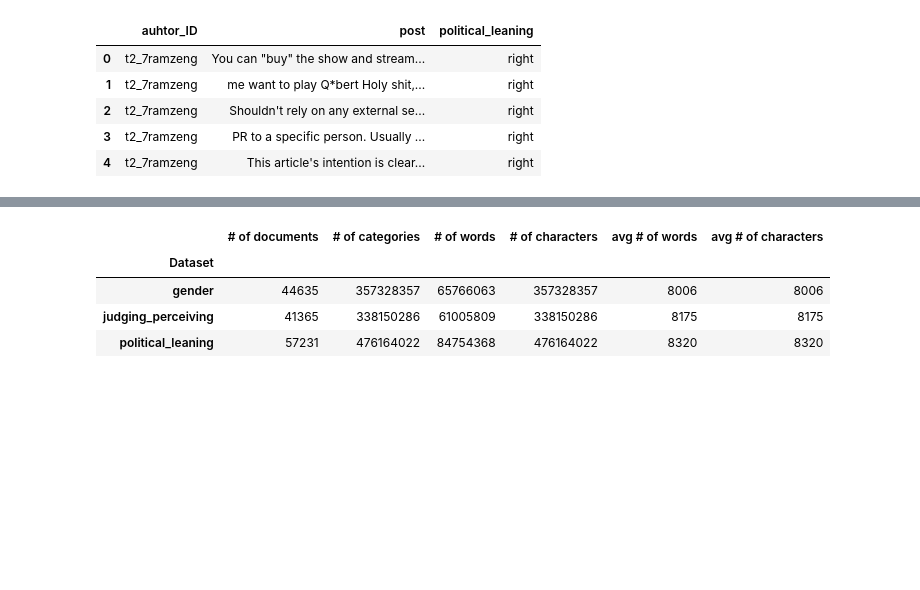
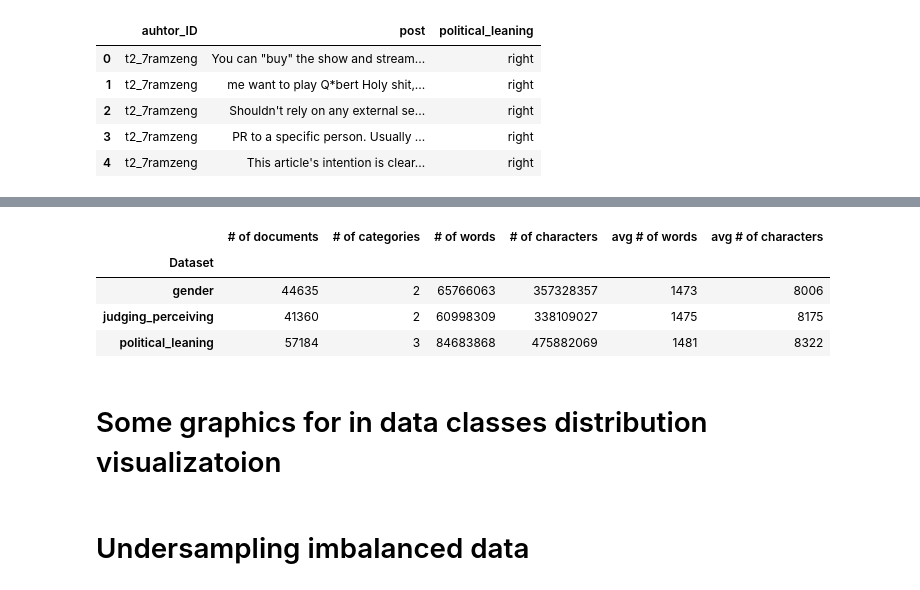
Before and after one commit to AlexRaudvee/NLP, a Jupyter notebook: datasets_exploration_table.ipynb, the cells around one changed output, grey strips where cells are left out. Drawn from its saved outputs; the diff is of its cells as text; code cells hidden in the pictures; blank space fills up the shorter version.

```diff
--- a/datasets_exploration_table.ipynb
+++ b/datasets_exploration_table.ipynb
@@ -36,27 +135,13 @@ political_df.head()
 | 2 | t2_7ramzeng | Shouldn't rely on any external se... | right |
 | 3 | t2_7ramzeng | PR to a specific person. Usually ... | right |
 | 4 | t2_7ramzeng | This article's intention is clear... | right |
-# %%
-def num_of_words(df):
-    count = 0
-    iterator = df['post']
-    for i in tqdm(iterator):
-        count += len(i.split())
-    return count
-
-def avg_num_of_words(df):
-    return round(num_of_words(df)/len(df))
-
-def num_of_cars(df):
-    count = 0
-    iterator = df['post']
-    for i in tqdm(iterator):
-        count+= len([j for j in i])
-    return count
-
-def avg_num_of_cars(df):
-    return round(num_of_cars(df)/len(df))
-
-def num_of_cat(df):
-    last_col = df.columns[-1]
-    return df[last_col].nunique()
+# %%
+# Removing irrelevant columns
+gender_df = gender_df.drop('auhtor_ID', axis = 1)
+political_df = political_df.drop('auhtor_ID', axis = 1)
+jud_per_df = jud_per_df.drop('auhtor_ID', axis = 1)
+# %%
+# Removing duplicates
+gender_df = gender_df[gender_df.duplicated() == False]
+political_df = political_df[political_df.duplicated() == False]
+jud_per_df = jud_per_df[jud_per_df.duplicated() == False]
@@ -93,16 +190,19 @@ avg_num_cars_polit = avg_num_of_cars(political_df)
 # %%
 data = {'Dataset': ['gender', 'judging_perceiving', 'political_leaning'],
         "# of documents": [num_docs_gender, num_docs_jud_per, num_docs_polit],
-        '# of categories': [num_cars_gender, num_cars_jud_per, num_cars_polit],
+        '# of categories': [num_cat_gender, num_cat_jud_per, num_cat_polit],
         '# of words': [num_words_gender, num_words_jud_per, num_words_polit],
         '# of characters': [num_cars_gender, num_cars_jud_per, num_cars_polit],
-        "avg # of words": [avg_num_cars_gender, avg_num_cars_jud_per, avg_num_cars_polit],
+        "avg # of words": [avg_num_words_gender, avg_num_words_jud_per, avg_num_words_polit],
         "avg # of characters": [avg_num_cars_gender, avg_num_cars_jud_per, avg_num_cars_polit]}
+
 results = pd.DataFrame(data).set_index('Dataset')
 results
 # %% [output]
 |  | # of documents | # of categories | # of words | # of characters | avg # of words | avg # of characters |
 | Dataset |  |  |  |  |  |  |
-| gender | 44635 | 357328357 | 65766063 | 357328357 | 8006 | 8006 |
-| judging_perceiving | 41365 | 338150286 | 61005809 | 338150286 | 8175 | 8175 |
-| political_leaning | 57231 | 476164022 | 84754368 | 476164022 | 8320 | 8320 |
+| gender | 44635 | 2 | 65766063 | 357328357 | 1473 | 8006 |
+| judging_perceiving | 41360 | 2 | 60998309 | 338109027 | 1475 | 8175 |
+| political_leaning | 57184 | 3 | 84683868 | 475882069 | 1481 | 8322 |
+# %% [markdown]
+# Some graphics for in data classes distribution visualizatoion
@@ -108,0 +224,2 @@ results
+# %% [markdown]
+# Undersampling imbalanced data
```
Also changed, not shown: parts of 16 cells of this notebook.
